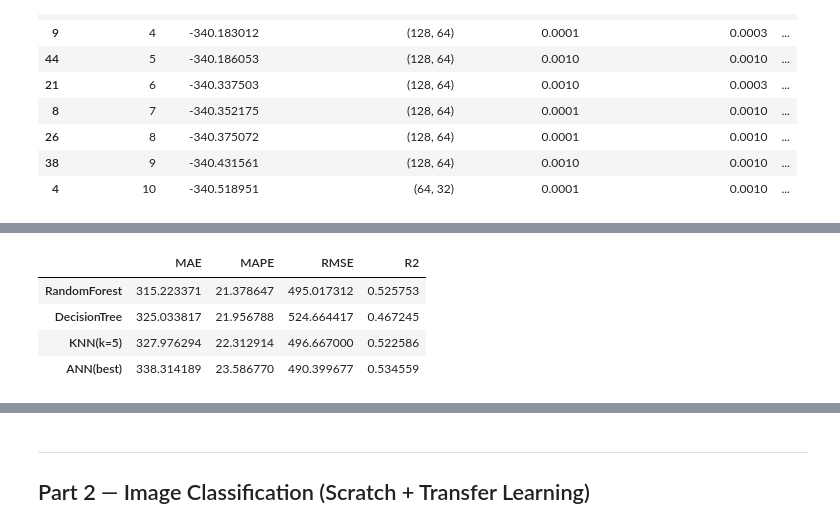
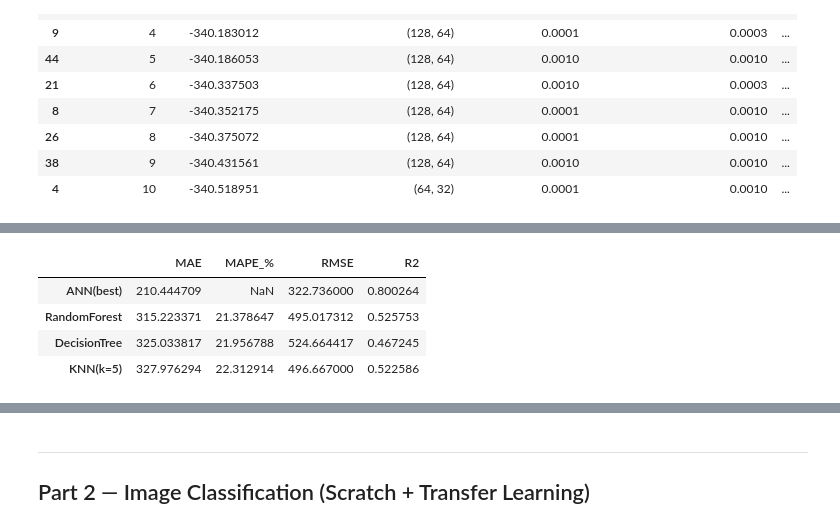
Before and after one commit to RokasMarcinkevicius/P170M109-Computational-Intelligence-and-Decision-Making, a Jupyter notebook: Lab 2/CIDM Lab 2.ipynb, the cells around one changed output, grey strips where cells are left out. Saved outputs shown, nothing was run; the diff lists cells and outputs as text; code cells hidden in the pictures.

```diff
--- a/Lab 2/CIDM Lab 2.ipynb
+++ b/Lab 2/CIDM Lab 2.ipynb
@@ -356,13 +1009,43 @@ else:
 # %%
+# --- Summary — Compare ANN vs Baseline Models on Test (robust to metric key names) ---
+
 import pandas as pd
-df_sum = pd.DataFrame(results_baseline).T
-df_sum.loc['ANN(best)'] = ann_metrics
-df_sum = df_sum[['MAE','MAPE','RMSE','R2']].sort_values('MAE')
-df_sum
+
+# results_baseline: from your baseline models
+# ann_test_metrics : from the ANN final test step
+
+summary_table = pd.DataFrame(results_baseline).T
+
+# Add ANN row
+summary_table.loc["ANN(best)"] = ann_test_metrics
+
+# 1) Normalize metric column names
+rename_map = {
+    "MAPE": "MAPE_%",
+    "MAPE%": "MAPE_%",
+    "mape": "MAPE_%",
+    "rmse": "RMSE",
+    "mae": "MAE",
+    "r2": "R2",
+}
+summary_table = summary_table.rename(columns=rename_map)
+
+# 2) Keep only the metrics that exist; prefer the canonical order
+desired_cols = ["MAE", "MAPE_%", "RMSE", "R2"]
+available_cols = [c for c in desired_cols if c in summary_table.columns]
+if not available_cols:
+    raise KeyError(f"No expected metric columns found. Got: {list(summary_table.columns)}")
+
+# 3) Reorder + sort by MAE if present, otherwise by the first available metric
+summary_table = summary_table[available_cols]
+sort_col = "MAE" if "MAE" in summary_table.columns else available_cols[0]
+summary_table = summary_table.sort_values(sort_col)
+
+summary_table
 # %% [output]
-|  | MAE | MAPE | RMSE | R2 |
+|  | MAE | MAPE_% | RMSE | R2 |
+| ANN(best) | 210.444709 | NaN | 322.736000 | 0.800264 |
 | RandomForest | 315.223371 | 21.378647 | 495.017312 | 0.525753 |
 | DecisionTree | 325.033817 | 21.956788 | 524.664417 | 0.467245 |
 | KNN(k=5) | 327.976294 | 22.312914 | 496.667000 | 0.522586 |
-| ANN(best) | 338.314189 | 23.586770 | 490.399677 | 0.534559 |
 # %% [markdown]
```
Also changed, not shown: parts of 22 cells of this notebook, 1 other file.
